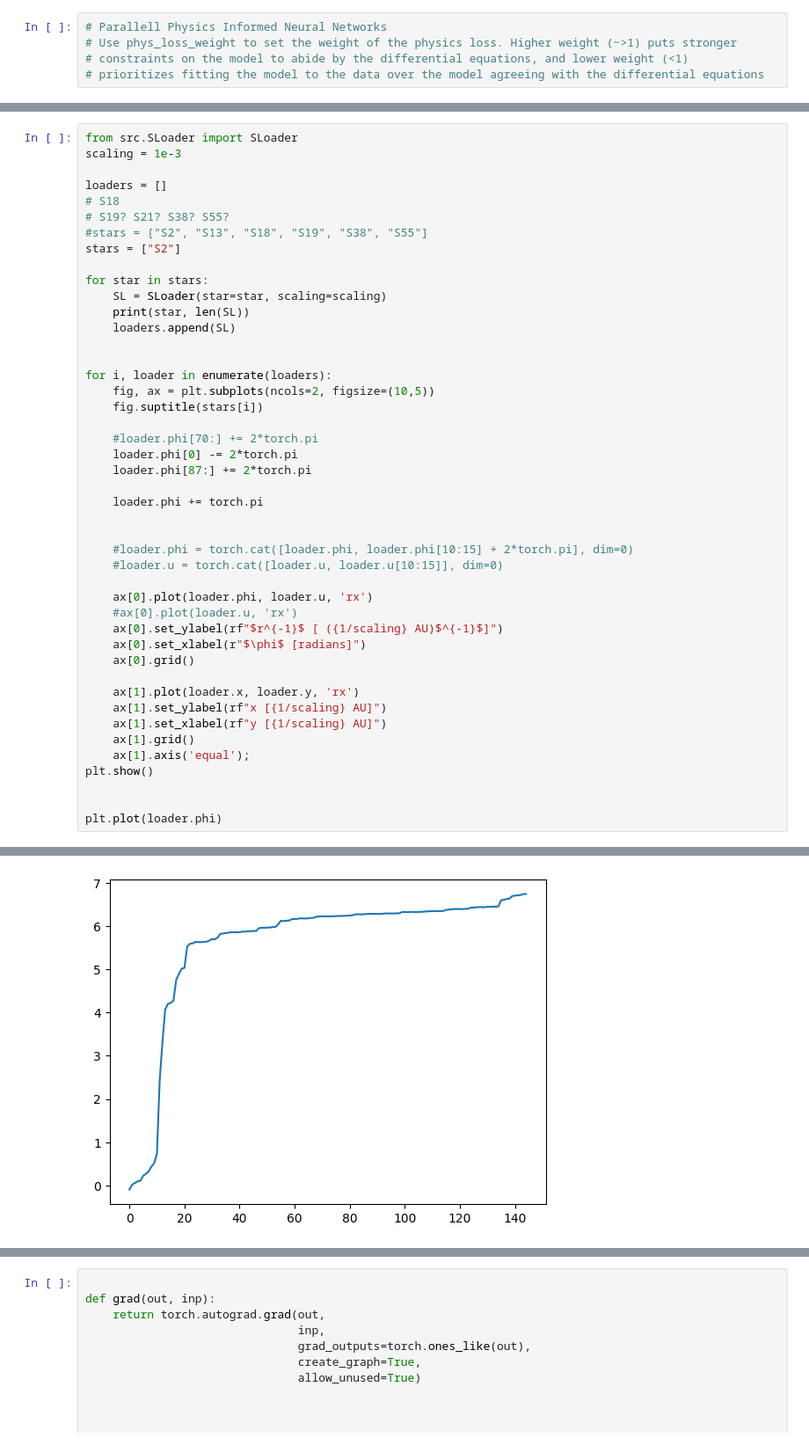
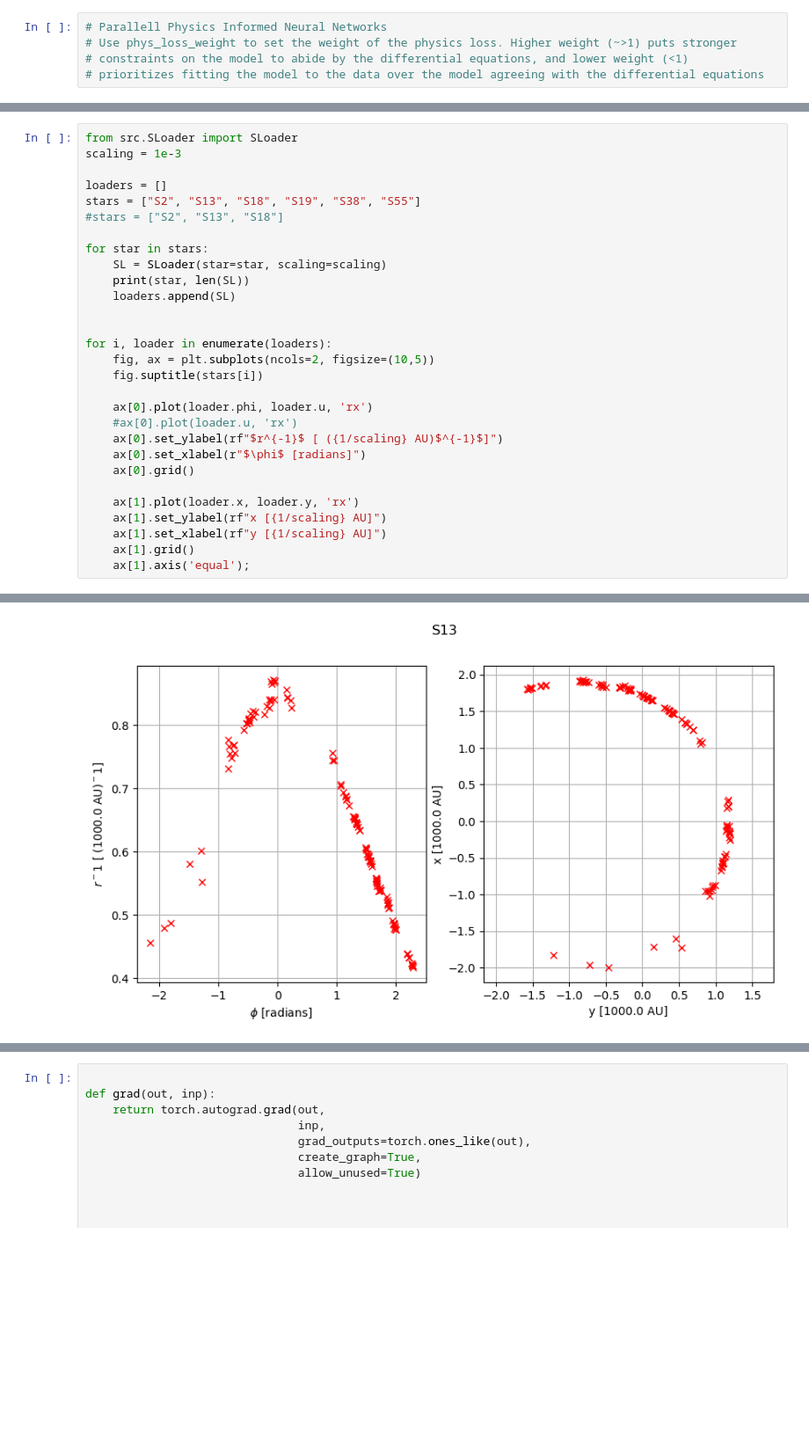
Before and after one commit to frdennis/GINN, a Jupyter notebook: train_PPINN.ipynb, the cells around one changed output, grey strips where cells are left out. Shown at 88% size. Saved outputs shown, nothing was run; the diff lists cells and outputs as text; blank space fills up the shorter version.

```diff
--- a/train_PPINN.ipynb
+++ b/train_PPINN.ipynb
@@ -22,10 +24,8 @@ from src.SLoader import SLoader
 scaling = 1e-3
 
 loaders = []
-# S18
-# S19? S21? S38? S55?
-#stars = ["S2", "S13", "S18", "S19", "S38", "S55"]
-stars = ["S2"]
+stars = ["S2", "S13", "S18", "S19", "S38", "S55"]
+#stars = ["S2", "S13", "S18"]
 
 for star in stars:
     SL = SLoader(star=star, scaling=scaling)
@@ -36,16 +36,6 @@ for star in stars:
 for i, loader in enumerate(loaders):
     fig, ax = plt.subplots(ncols=2, figsize=(10,5))
     fig.suptitle(stars[i])
-
-    #loader.phi[70:] += 2*torch.pi
-    loader.phi[0] -= 2*torch.pi
-    loader.phi[87:] += 2*torch.pi
-
-    loader.phi += torch.pi
-
-
-    #loader.phi = torch.cat([loader.phi, loader.phi[10:15] + 2*torch.pi], dim=0)
-    #loader.u = torch.cat([loader.u, loader.u[10:15]], dim=0)
 
     ax[0].plot(loader.phi, loader.u, 'rx')
     #ax[0].plot(loader.u, 'rx')
@@ -58,9 +48,5 @@ for i, loader in enumerate(loaders):
     ax[1].set_xlabel(rf"y [{1/scaling} AU]")
     ax[1].grid()
     ax[1].axis('equal');
-plt.show()
-
-
-plt.plot(loader.phi)
 # %% [output]
 S2 145
@@ -69 +56 @@ S2 145
-[figure, old version]
+[figure, new version]
```
Also changed, not shown: parts of 13 cells of this notebook, 4 other files.
